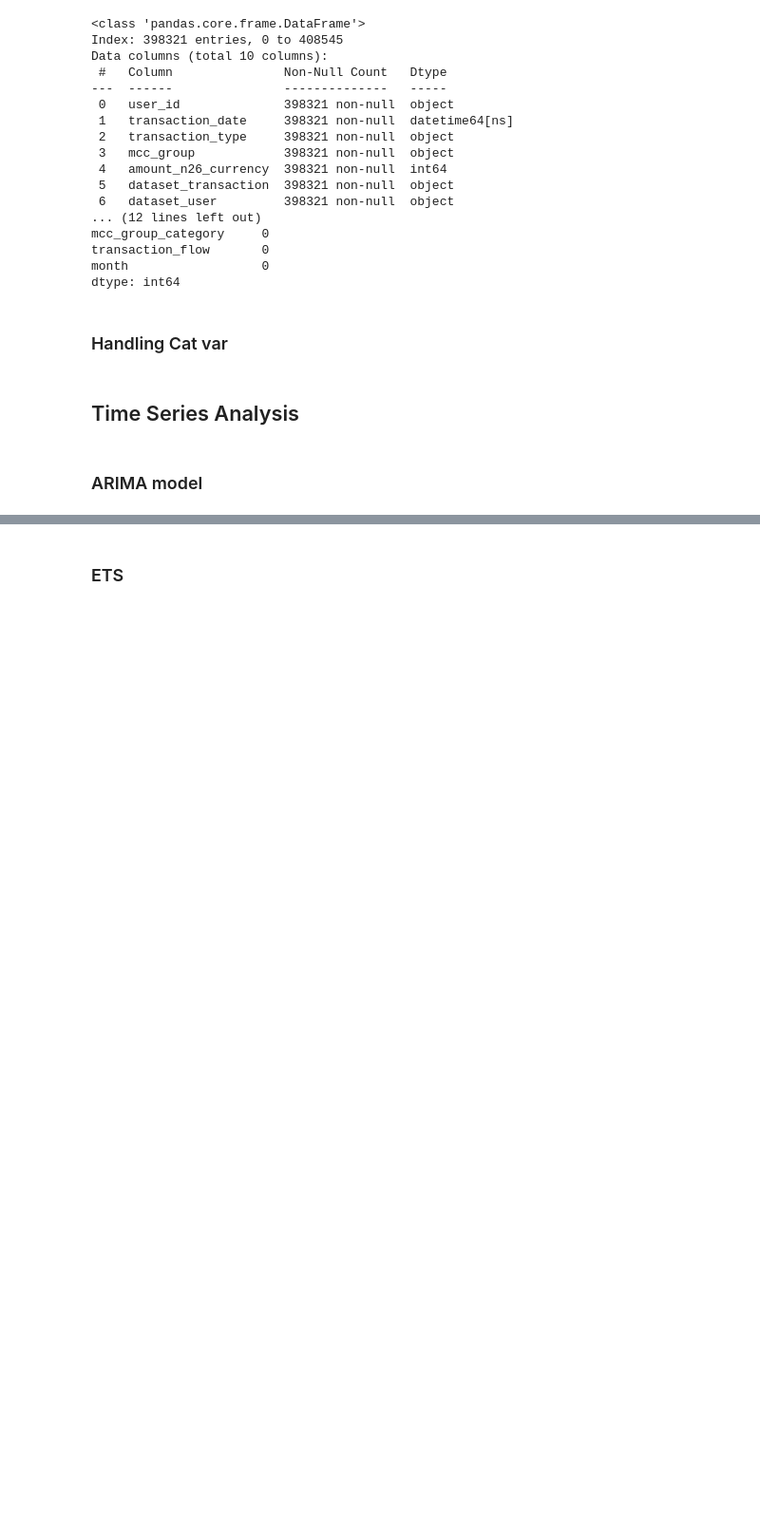
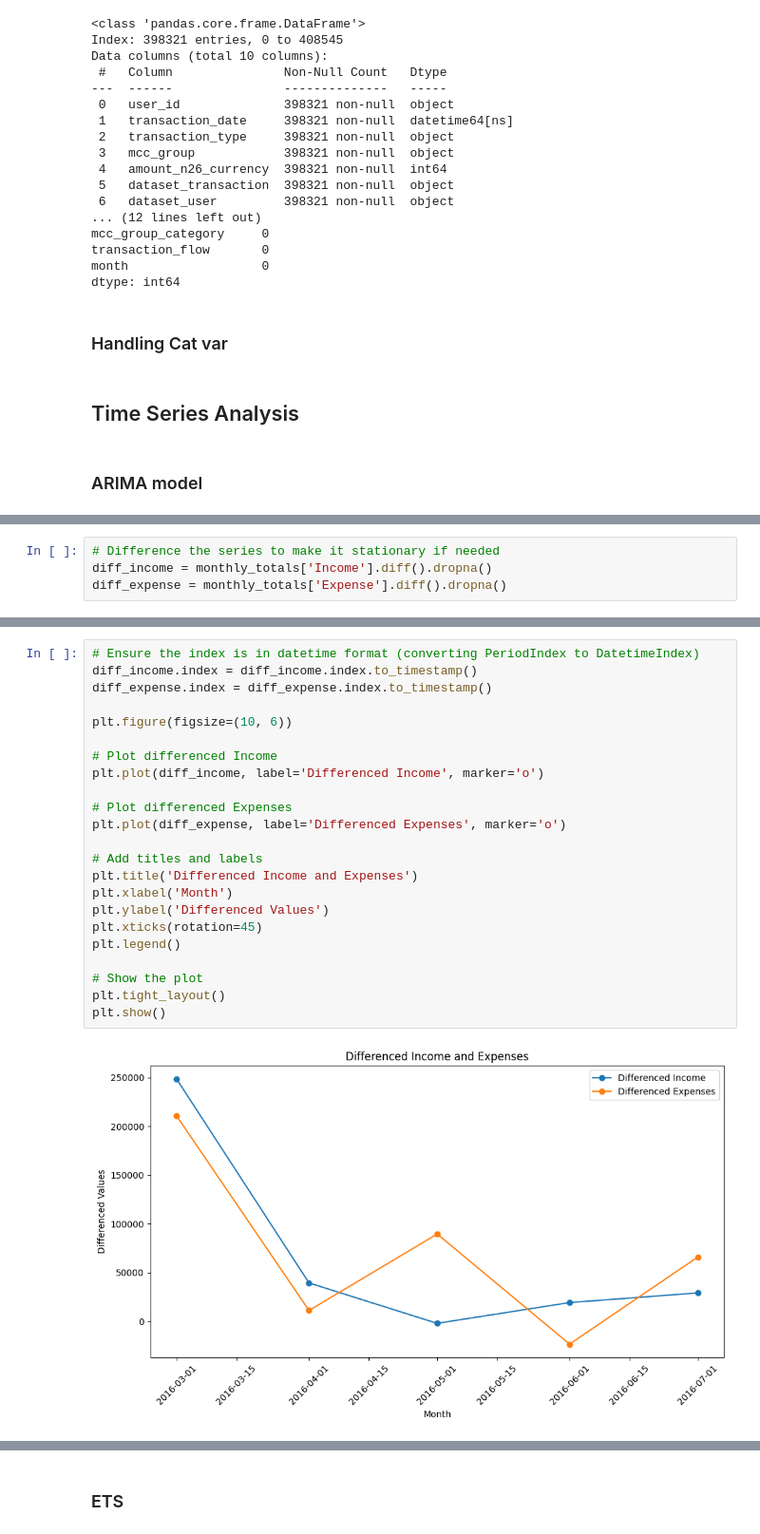
Before and after one commit to adrianacupp/Financial-Behavior-Prediction, a Jupyter notebook: fbp_cuppuleri.ipynb, the cells around one changed output, grey strips where cells are left out. Shown at 95% size. Drawn from its saved outputs; the diff is of its cells as text; blank space fills up the shorter version.

```diff
--- a/fbp_cuppuleri.ipynb
+++ b/fbp_cuppuleri.ipynb
@@ -421,0 +441,4 @@ dtype: int64
+# %%
+# Difference the series to make it stationary if needed
+diff_income = monthly_totals['Income'].diff().dropna()
+diff_expense = monthly_totals['Expense'].diff().dropna()
@@ -421,0 +465,25 @@ dtype: int64
+# %%
+# Ensure the index is in datetime format (converting PeriodIndex to DatetimeIndex)
+diff_income.index = diff_income.index.to_timestamp()
+diff_expense.index = diff_expense.index.to_timestamp()
+
+plt.figure(figsize=(10, 6))
+
+# Plot differenced Income
+plt.plot(diff_income, label='Differenced Income', marker='o')
+
+# Plot differenced Expenses
+plt.plot(diff_expense, label='Differenced Expenses', marker='o')
+
+# Add titles and labels
+plt.title('Differenced Income and Expenses')
+plt.xlabel('Month')
+plt.ylabel('Differenced Values')
+plt.xticks(rotation=45)
+plt.legend()
+
+# Show the plot
+plt.tight_layout()
+plt.show()
+# %% [output]
+[figure, added]
```
Also changed, not shown: parts of 8 cells of this notebook.
